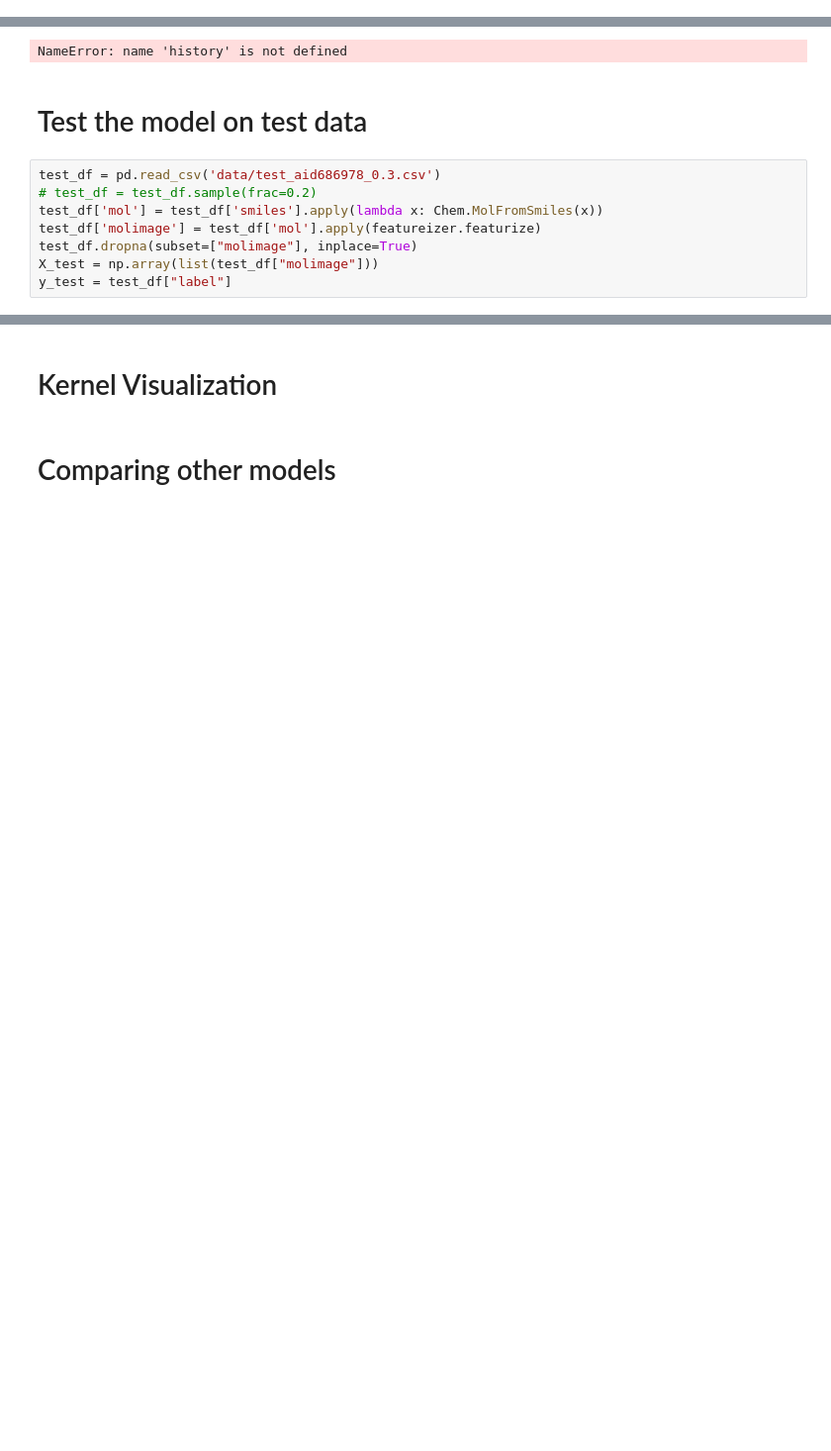
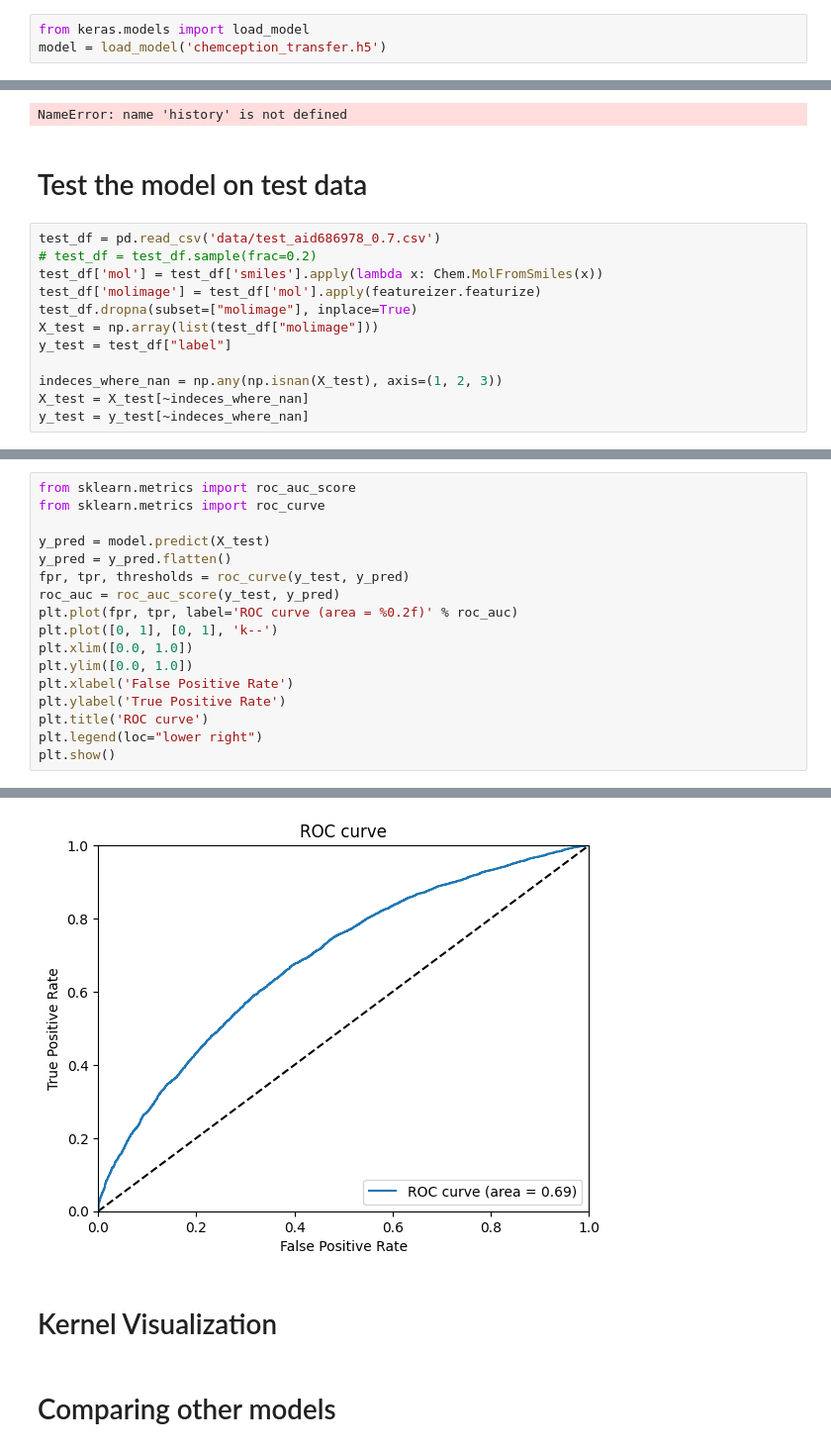
Before and after one commit to Wa-lead/CV_PROJECT, a Jupyter notebook: ChemCeption.ipynb, the cells around one changed output, grey strips where cells are left out. Shown: that part at 99% size. Drawn from its saved outputs; the diff is of its cells as text; blank space fills up the shorter version.

```diff
--- a/ChemCeption.ipynb
+++ b/ChemCeption.ipynb
@@ -311,3 +200,6 @@ model.evaluate(X_val, y_val)
+# %%
+from keras.models import load_model
+model = load_model('chemception_transfer.h5')
 # %% [markdown]
 # Plot the history
 # %%
@@ -320,10 +212,14 @@ NameError: name 'history' is not defined
 # %% [markdown]
 # Test the model on test data
 # %%
-test_df = pd.read_csv('data/test_aid686978_0.3.csv')
+test_df = pd.read_csv('data/test_aid686978_0.7.csv')
 # test_df = test_df.sample(frac=0.2)
 test_df['mol'] = test_df['smiles'].apply(lambda x: Chem.MolFromSmiles(x))
 test_df['molimage'] = test_df['mol'].apply(featureizer.featurize)
 test_df.dropna(subset=["molimage"], inplace=True)
 X_test = np.array(list(test_df["molimage"]))
 y_test = test_df["label"]
+
+indeces_where_nan = np.any(np.isnan(X_test), axis=(1, 2, 3))
+X_test = X_test[~indeces_where_nan]
+y_test = y_test[~indeces_where_nan]
@@ -336,0 +226,18 @@ model.evaluate(X_test, y_test)
+# %%
+from sklearn.metrics import roc_auc_score
+from sklearn.metrics import roc_curve
+
+y_pred = model.predict(X_test)
+y_pred = y_pred.flatten()
+fpr, tpr, thresholds = roc_curve(y_test, y_pred)
+roc_auc = roc_auc_score(y_test, y_pred)
+plt.plot(fpr, tpr, label='ROC curve (area = %0.2f)' % roc_auc)
+plt.plot([0, 1], [0, 1], 'k--')
+plt.xlim([0.0, 1.0])
+plt.ylim([0.0, 1.0])
+plt.xlabel('False Positive Rate')
+plt.ylabel('True Positive Rate')
+plt.title('ROC curve')
+plt.legend(loc="lower right")
+plt.show()
+# %% [output]
@@ -337,3 +245,4 @@ model.evaluate(X_test, y_test)
+[figure, added]
 # %% [markdown]
 # Kernel Visualization
 # %% [markdown]
```
Also changed, not shown: parts of 21 cells of this notebook, 25 other files.
